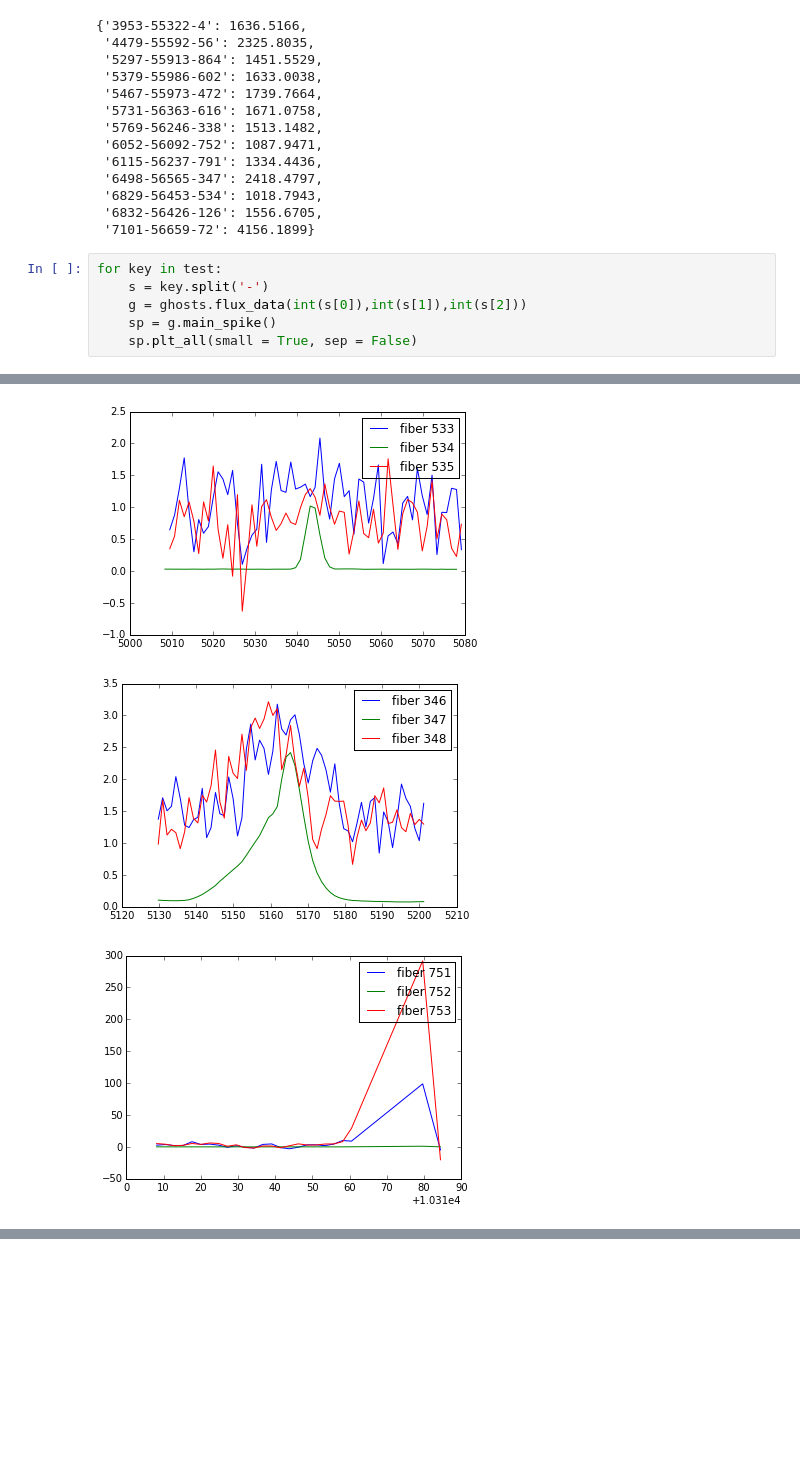
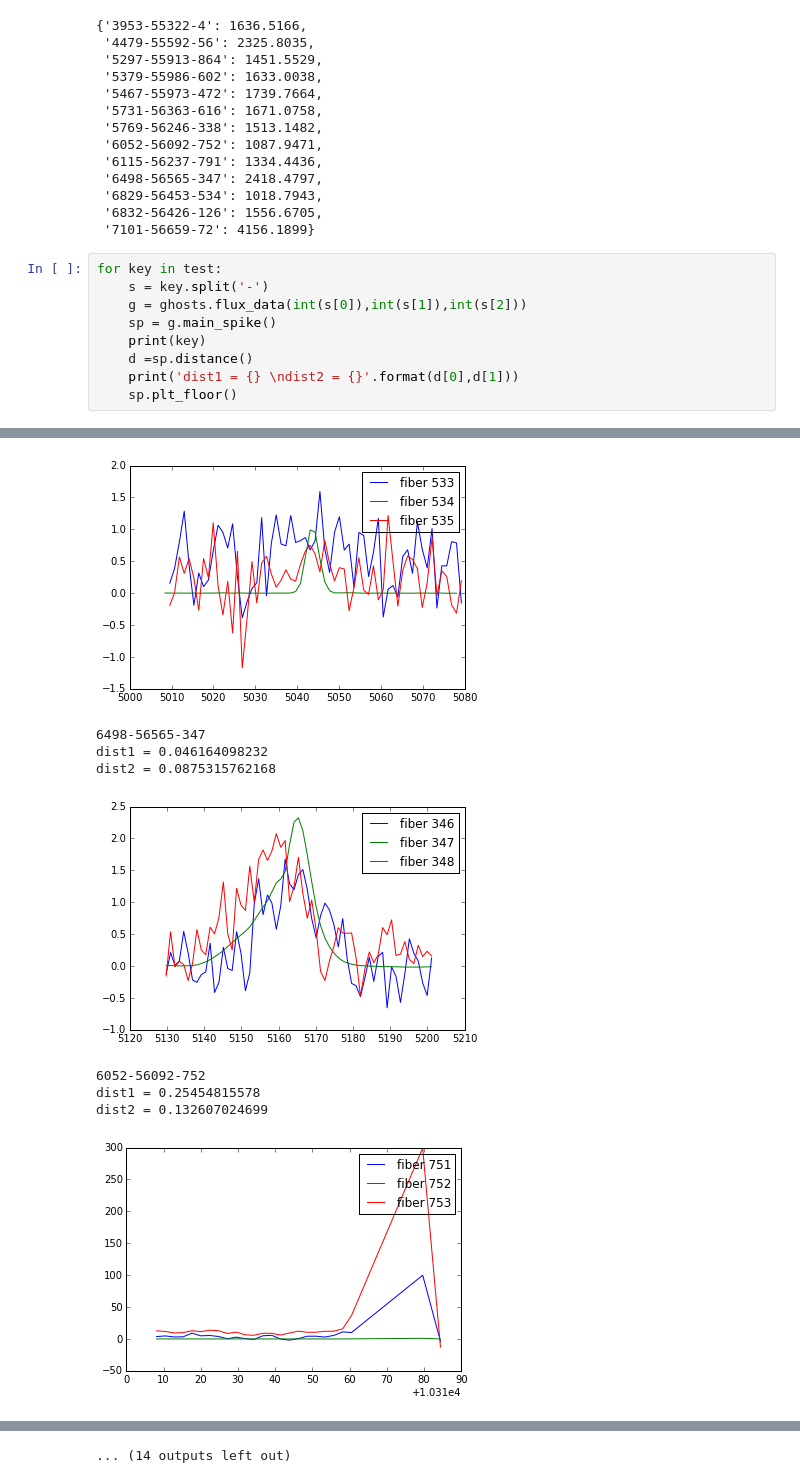
Before and after one commit to kgage/bossghost, a Jupyter notebook: FiberSearch.ipynb, the cells around one changed output, grey strips where cells are left out. Cells and saved outputs as stored; diff of their text form; blank space fills up the shorter version.

```diff
--- a/FiberSearch.ipynb
+++ b/FiberSearch.ipynb
@@ -29,5 +29,8 @@ for key in test:
     s = key.split('-')
     g = ghosts.flux_data(int(s[0]),int(s[1]),int(s[2]))
     sp = g.main_spike()
-    sp.plt_all(small = True, sep = False)
+    print(key)
+    d =sp.distance()
+    print('dist1 = {} \ndist2 = {}'.format(d[0],d[1]))
+    sp.plt_floor()
 # %% [output]
@@ -35,3 +44,9 @@ for key in test:
-[figure, old version]
+[figure, new version]
+6498-56565-347
+dist1 = 0.046164098232
+dist2 = 0.0875315762168
-[figure, old version]
+[figure, new version]
+6052-56092-752
+dist1 = 0.25454815578
+dist2 = 0.132607024699
-[figure, old version]
+[figure, new version]
@@ -46,0 +61 @@ for key in test:
+... (14 outputs left out)
```
Also changed, not shown: parts of 1 cell of this notebook, 3 other files.
